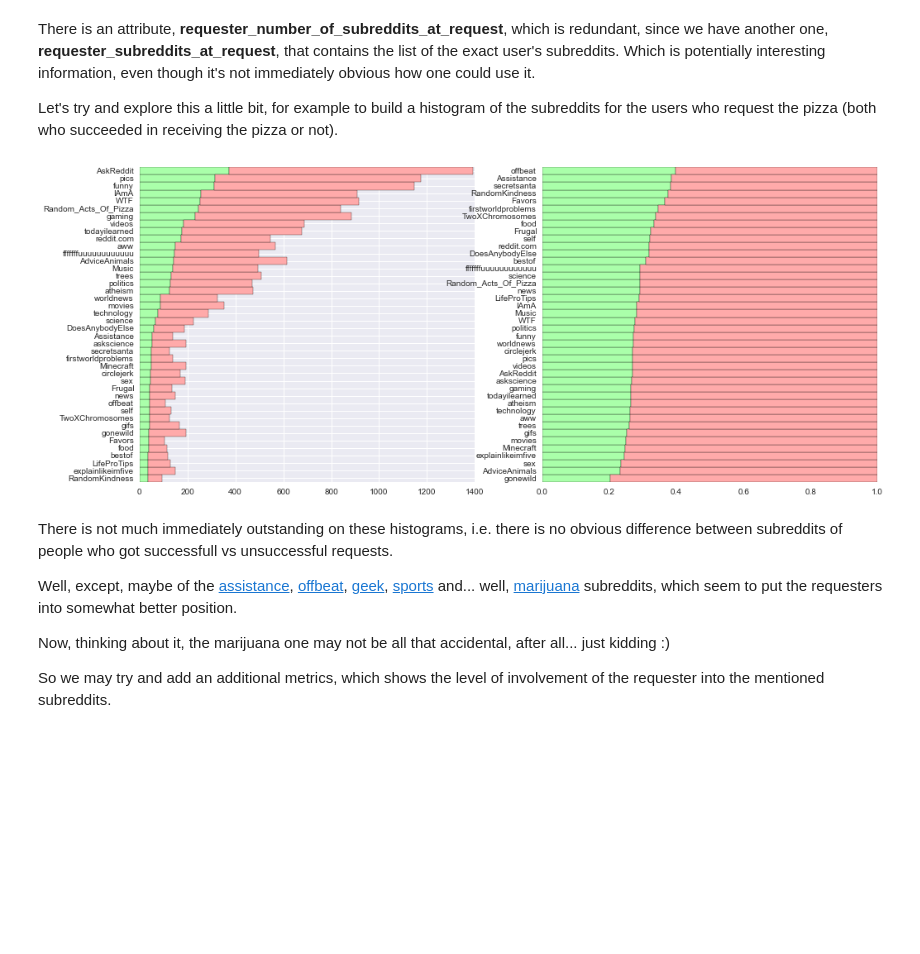
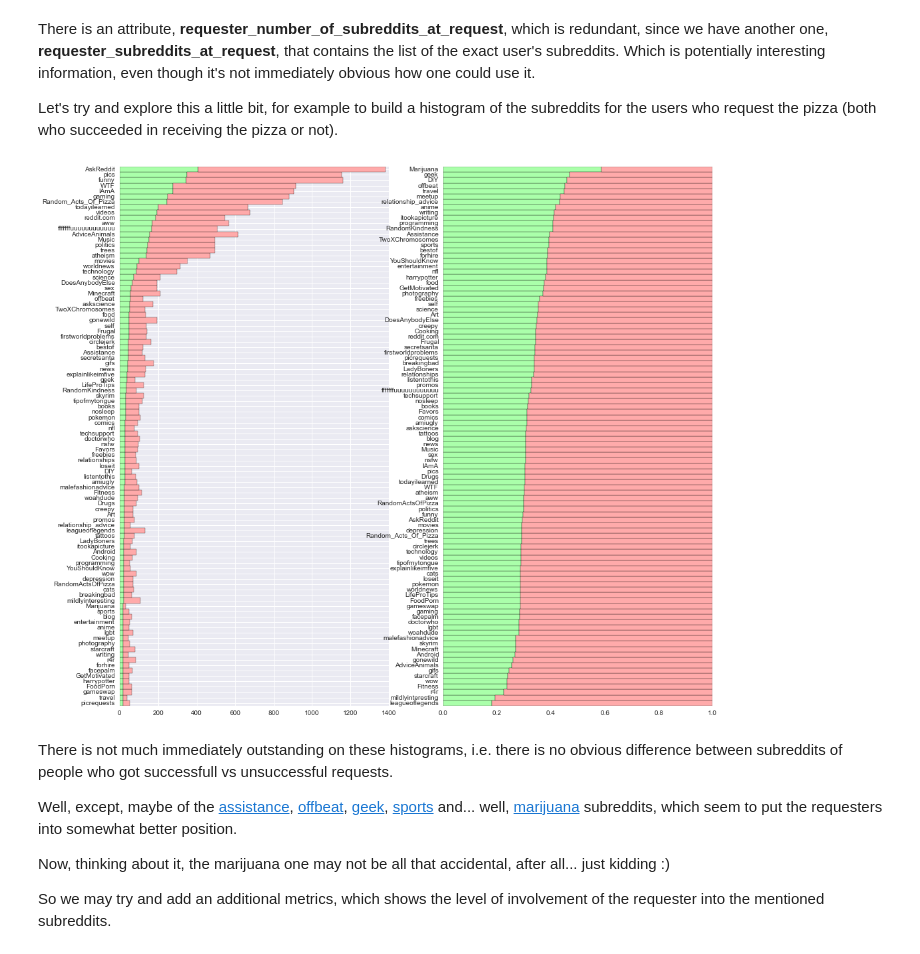
Before and after one commit to rshest/kaggle-random-acts-of-pizza, a Jupyter notebook: pizza-new.ipynb, the cells around one changed output. Saved outputs shown, nothing was run; the diff lists cells and outputs as text; code cells hidden in the pictures; blank space fills up the shorter version.

```diff
--- a/pizza-new.ipynb
+++ b/pizza-new.ipynb
@@ -212,36 +232,36 @@ def get_hist(df, key = 'requester_subreddits_at_request', word_mapper=get_word_l
         h = pd.merge(h, hf, on='word')
         h1 = h['freq0']
         h2 = h['freq1']
 
         # normalized historgrams
         h['freq0n'] = h1/(h1 + h2)
         h['freq1n'] = h2/(h1 + h2)
     else:
         h['freq1n'] = h['freq1']
     h = h.sort(['freq1'], ascending=[False])
     h.index = range(len(h.index))
     return h
 
 def plt_hist(df, height=15):
     def plt_hist_sub(df, key1, key2):
         idx = arange(len(df.index))
         plt.yticks(idx + 0.5, df['word'].values)
         if (key1 in df.keys()):
             p1 = plt.barh(idx, df[key1], 1, color='#AAFFAA');
         if (key2 in df.keys()):
             p2 = plt.barh(idx, df[key2], 1, color='#FFAAAA', left=df[key1])
 
     figure(num=None, figsize=(16, height))
     plt.subplot(221)
     plt_hist_sub(df.sort(['freq1']), 'freq1', 'freq0')
 
     plt.subplot(222)
     plt_hist_sub(df.sort(['freq1n']), 'freq1n', 'freq0n')
 
-subreddits_hist = get_hist(df_train, key = 'requester_subreddits_at_request')[:42]
-plt_hist(subreddits_hist)
+subreddits_hist = get_hist(df_train, key = 'requester_subreddits_at_request')[:100]
+plt_hist(subreddits_hist, 32)
 # %% [output]
-[figure, old version]
+[figure, new version]
 # %% [markdown]
 There is not much immediately outstanding on these histograms, i.e. there is no obvious difference between subreddits of people who got successfull vs unsuccessful requests.
 
```
Also changed, not shown: parts of 25 cells of this notebook.
